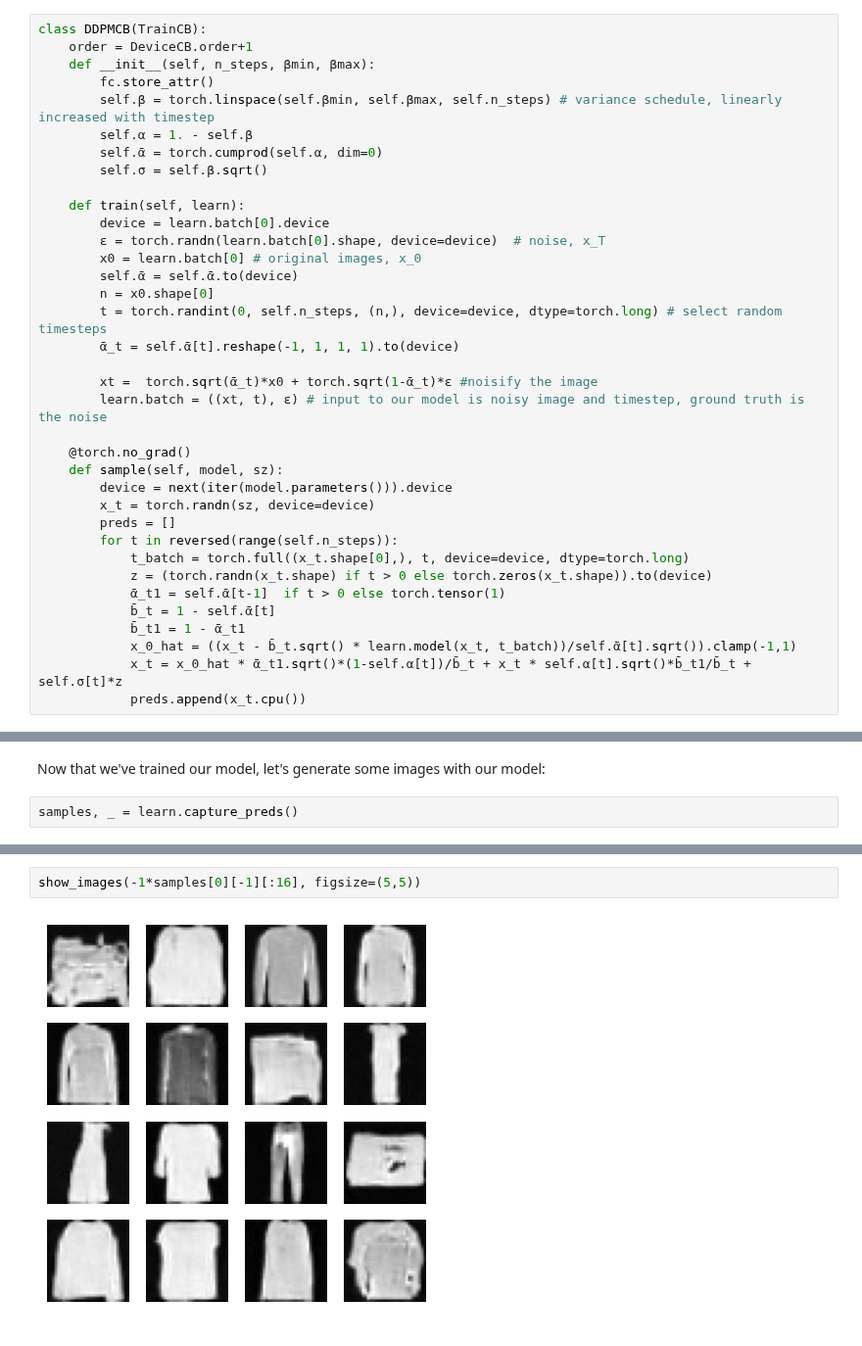
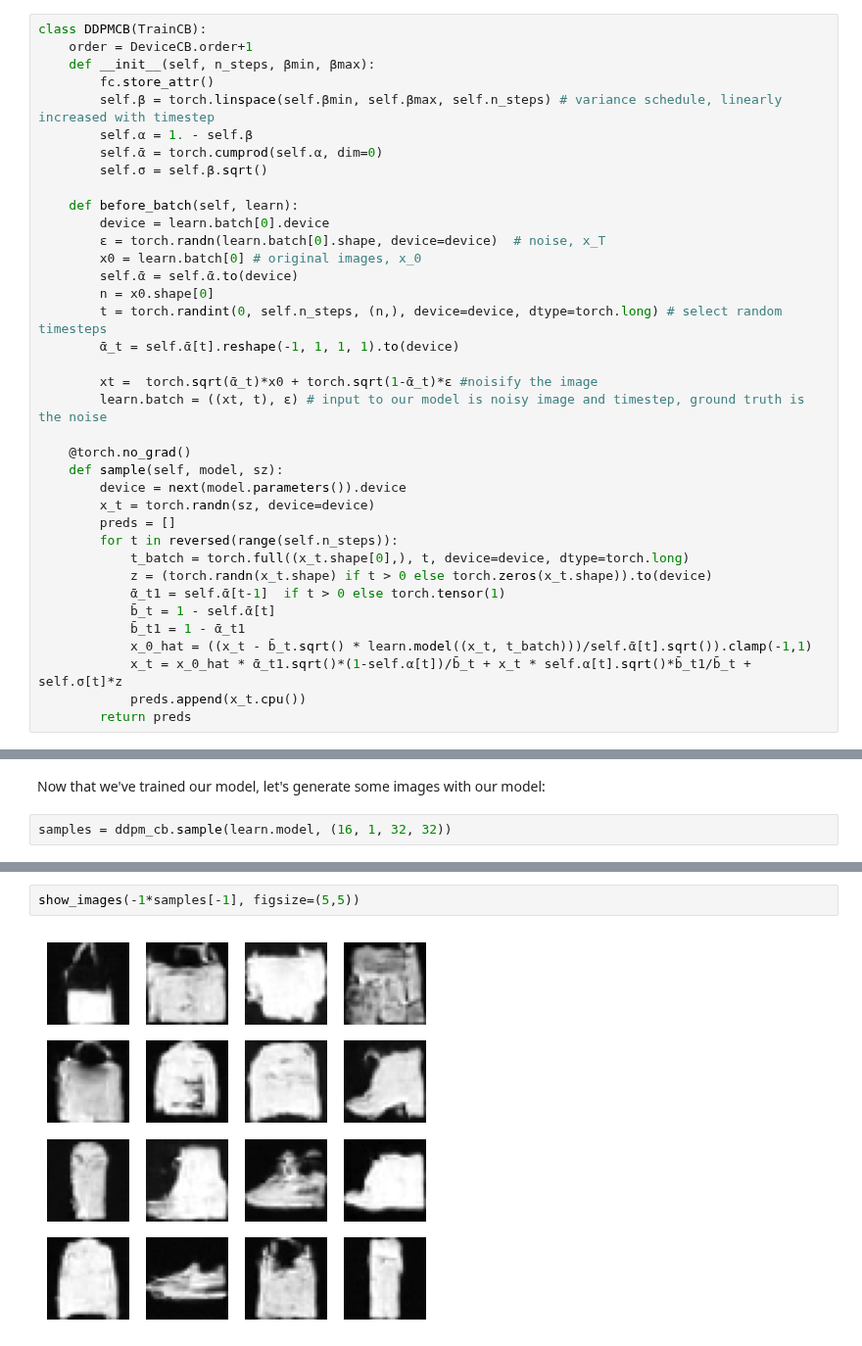
Before and after one commit to fastai/course22p2, a Jupyter notebook: nbs/16_DDPM.ipynb, the cells around one changed output, grey strips where cells are left out. Shown at 98% size. Drawn from its saved outputs; the diff is of its cells as text.

Commit message:
DDPM nb with animation

```diff
--- a/nbs/16_DDPM.ipynb
+++ b/nbs/16_DDPM.ipynb
@@ -101,7 +101,7 @@ class DDPMCB(TrainCB):
         self.ᾱ = torch.cumprod(self.α, dim=0)
         self.σ = self.β.sqrt()
 
-    def train(self, learn):
+    def before_batch(self, learn):
         device = learn.batch[0].device
         ε = torch.randn(learn.batch[0].shape, device=device)  # noise, x_T
         x0 = learn.batch[0] # original images, x_0
@@ -115,7 +115,7 @@ class DDPMCB(TrainCB):
 
     @torch.no_grad()
     def sample(self, model, sz):
-        device = next(iter(model.parameters())).device
+        device = next(model.parameters()).device
         x_t = torch.randn(sz, device=device)
         preds = []
         for t in reversed(range(self.n_steps)):
@@ -124,6 +124,7 @@ class DDPMCB(TrainCB):
             ᾱ_t1 = self.ᾱ[t-1]  if t > 0 else torch.tensor(1)
             b̄_t = 1 - self.ᾱ[t]
             b̄_t1 = 1 - ᾱ_t1
-            x_0_hat = ((x_t - b̄_t.sqrt() * learn.model(x_t, t_batch))/self.ᾱ[t].sqrt()).clamp(-1,1)
+            x_0_hat = ((x_t - b̄_t.sqrt() * learn.model((x_t, t_batch)))/self.ᾱ[t].sqrt()).clamp(-1,1)
             x_t = x_0_hat * ᾱ_t1.sqrt()*(1-self.α[t])/b̄_t + x_t * self.α[t].sqrt()*b̄_t1/b̄_t + self.σ[t]*z
             preds.append(x_t.cpu())
+        return preds
@@ -160,4 +159,4 @@ learn.fit(5)
 # %% [markdown]
 Now that we've trained our model, let's generate some images with our model:
 # %%
-samples, _ = learn.capture_preds()
+samples = ddpm_cb.sample(learn.model, (16, 1, 32, 32))
@@ -169,7 +165,7 @@ len(samples[0])
 # %% [output]
 1000
 # %%
-show_images(-1*samples[0][-1][:16], figsize=(5,5))
+show_images(-1*samples[-1], figsize=(5,5))
 # %% [output]
-[figure, old version]
+[figure, new version]
 # %% [markdown]
```
Also changed, not shown: parts of 7 cells of this notebook.
